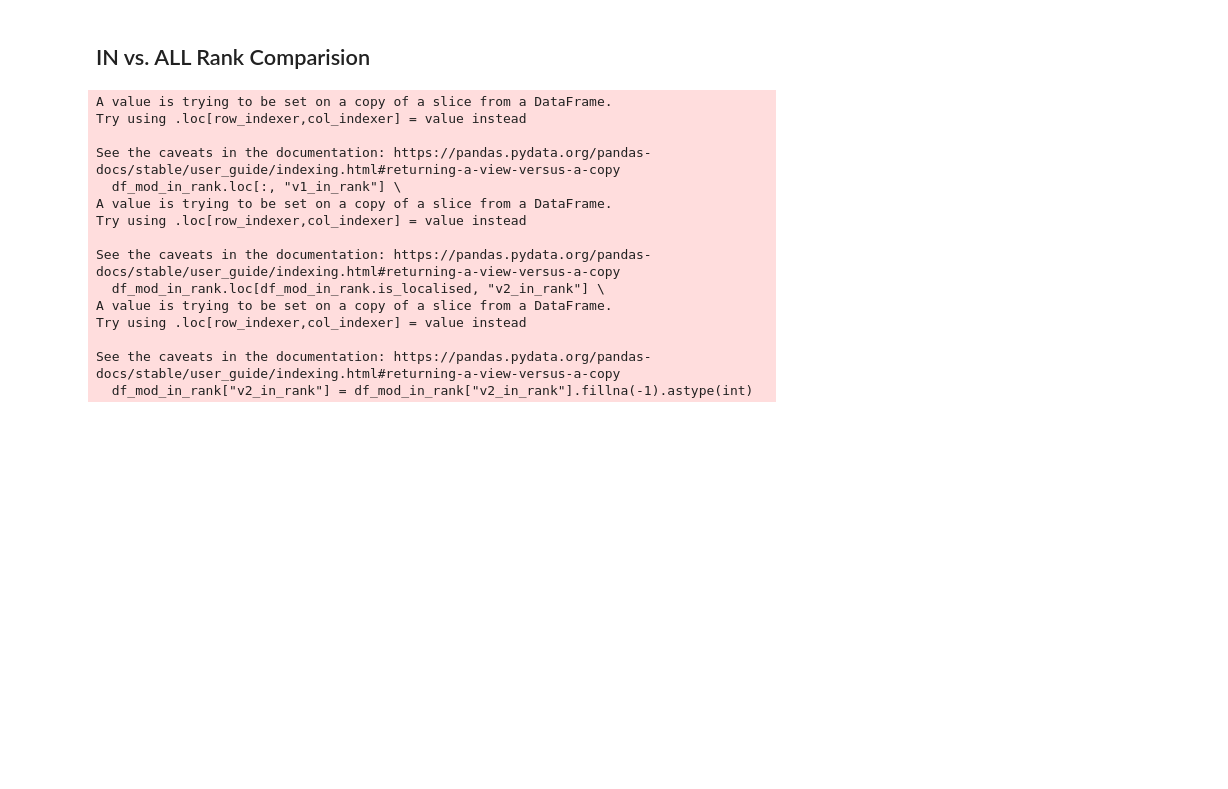
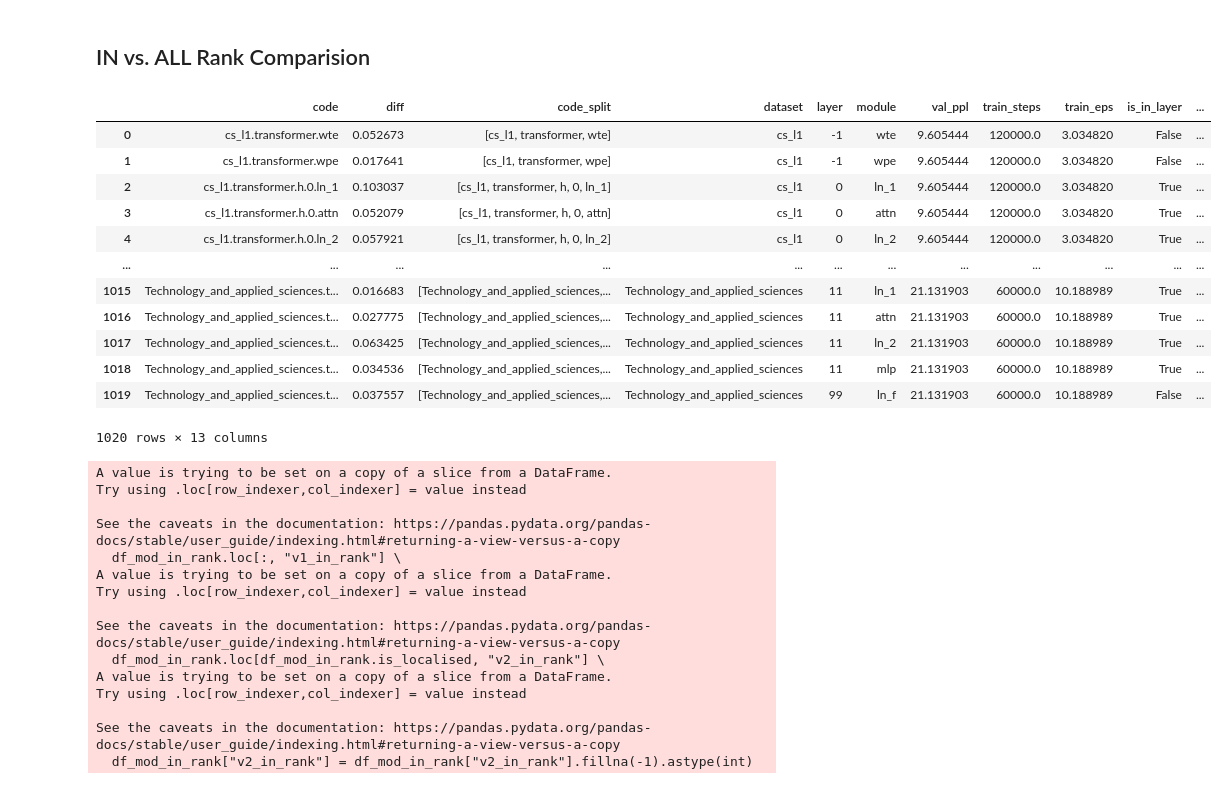
Before and after one commit to joonable/domain_adaptation_m2d2, a Jupyter notebook: 230630_modules_vs_submodules.ipynb, the cells around one changed output. Drawn from its saved outputs; the diff is of its cells as text; code cells hidden in the pictures; blank space fills up the shorter version.

```diff
--- a/230630_modules_vs_submodules.ipynb
+++ b/230630_modules_vs_submodules.ipynb
@@ -141,6 +142,22 @@ n_localised_mods = len(df_modules.loc[df_modules["is_localised"]])
 df_modules['v2_threshold'] = 100
 for threshold in np.arange(0.8, -0.01, -0.2):
     df_modules.loc[df_modules["v2_rank"] < threshold*n_localised_mods, 'v2_threshold'] = int(threshold * 100)
+# %%
+df_mod_diff_weights
+# %% [output]
+|  | code | diff | code_split | dataset | layer | module | val_ppl | train_steps | train_eps | is_in_layer | ... |
+| 0 | cs_l1.transformer.wte | 0.052673 | [cs_l1, transformer, wte] | cs_l1 | -1 | wte | 9.605444 | 120000.0 | 3.034820 | False | ... |
+| 1 | cs_l1.transformer.wpe | 0.017641 | [cs_l1, transformer, wpe] | cs_l1 | -1 | wpe | 9.605444 | 120000.0 | 3.034820 | False | ... |
+| 2 | cs_l1.transformer.h.0.ln_1 | 0.103037 | [cs_l1, transformer, h, 0, ln_1] | cs_l1 | 0 | ln_1 | 9.605444 | 120000.0 | 3.034820 | True | ... |
+| 3 | cs_l1.transformer.h.0.attn | 0.052079 | [cs_l1, transformer, h, 0, attn] | cs_l1 | 0 | attn | 9.605444 | 120000.0 | 3.034820 | True | ... |
+| 4 | cs_l1.transformer.h.0.ln_2 | 0.057921 | [cs_l1, transformer, h, 0, ln_2] | cs_l1 | 0 | ln_2 | 9.605444 | 120000.0 | 3.034820 | True | ... |
+| ... | ... | ... | ... | ... | ... | ... | ... | ... | ... | ... | ... |
+| 1015 | Technology_and_applied_sciences.t... | 0.016683 | [Technology_and_applied_sciences,... | Technology_and_applied_sciences | 11 | ln_1 | 21.131903 | 60000.0 | 10.188989 | True | ... |
+| 1016 | Technology_and_applied_sciences.t... | 0.027775 | [Technology_and_applied_sciences,... | Technology_and_applied_sciences | 11 | attn | 21.131903 | 60000.0 | 10.188989 | True | ... |
+| 1017 | Technology_and_applied_sciences.t... | 0.063425 | [Technology_and_applied_sciences,... | Technology_and_applied_sciences | 11 | ln_2 | 21.131903 | 60000.0 | 10.188989 | True | ... |
+| 1018 | Technology_and_applied_sciences.t... | 0.034536 | [Technology_and_applied_sciences,... | Technology_and_applied_sciences | 11 | mlp | 21.131903 | 60000.0 | 10.188989 | True | ... |
+| 1019 | Technology_and_applied_sciences.t... | 0.037557 | [Technology_and_applied_sciences,... | Technology_and_applied_sciences | 99 | ln_f | 21.131903 | 60000.0 | 10.188989 | False | ... |
+1020 rows × 13 columns
 # %%
 df_mod_in_rank = df_mod_diff_weights[:]
 
```
Also changed, not shown: parts of 4 cells of this notebook.
